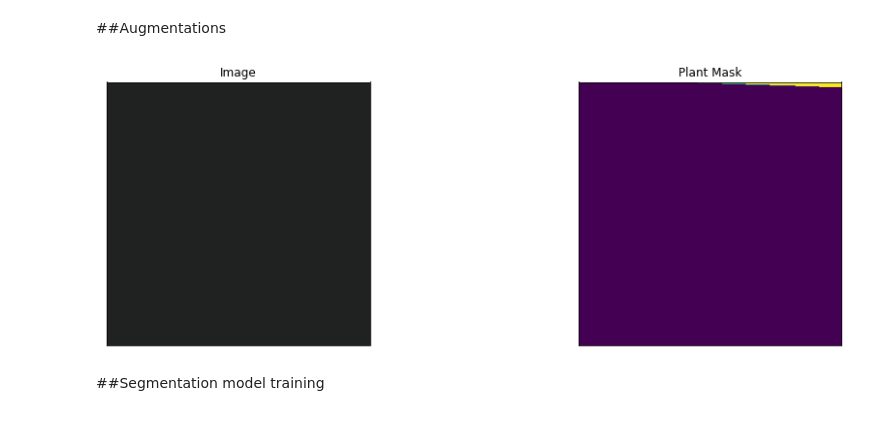
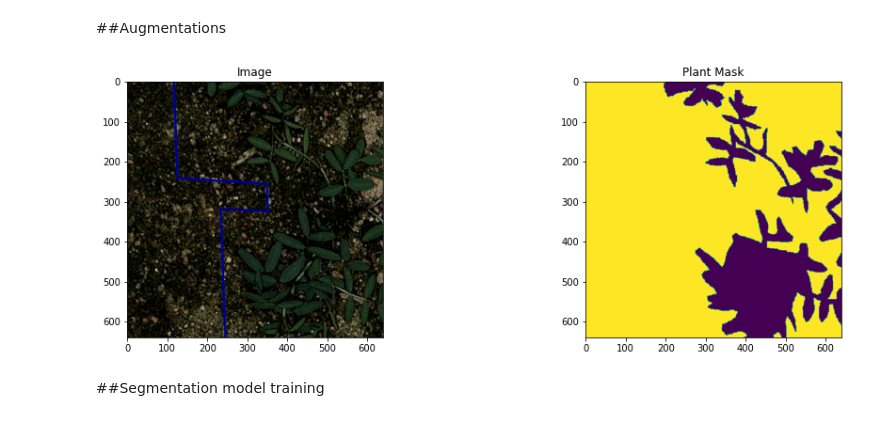
Before and after one commit to BearKS/Robotic-weed-control-system, a Jupyter notebook: Weed_Detection.ipynb, the cells around one changed output. Saved outputs shown, nothing was run; the diff lists cells and outputs as text; code cells hidden in the pictures.

```diff
--- a/Weed_Detection.ipynb
+++ b/Weed_Detection.ipynb
@@ -85,8 +85,8 @@ def visualize(**images):
     plt.figure(figsize=(16, 5))
     for i, (name, image) in enumerate(images.items()):
         plt.subplot(1, n, i + 1)
-        plt.xticks([])
-        plt.yticks([])
+        # plt.xticks([])
+        # plt.yticks([])
         plt.title(' '.join(name.split('_')).title())
         plt.imshow(image)
     plt.show()
@@ -116,7 +116,7 @@ class Dataset:
 
     """
 
-    CLASSES = ['plant','sky']
+    CLASSES = ['plant']
 
     def __init__(
             self,
@@ -168,7 +168,7 @@ class Dataset:
         return len(self.ids)
 
 
-class Dataloader(keras.utils.all_utils.Sequence):
+class Dataloader(keras.utils.Sequence):
     """Load data from dataset and form batches
 
     Args:
@@ -210,12 +212,15 @@ class Dataloader(keras.utils.all_utils.Sequence):
 # %%
 # Lets look at data we have
-dataset = Dataset(x_train_dir, y_train_dir, classes=['plant','sky'])
+dataset = Dataset(x_train_dir, y_train_dir, classes=['plant'])
 
-image, mask = dataset[5] # get some sample
-visualize(
-    image=image,
-    plant_mask=mask[..., 0].squeeze(),
-    # sky_mask=mask[..., 1].squeeze(),
-    # background_mask=mask[..., 2].squeeze(),
-)
+# image, mask = dataset[5] # get some sample
+for i in range(5):
+  idx = random.randint(0, len(dataset)-1)
+  image, mask = dataset[idx] # get some sample
+  visualize(
+      image=image,
+      plant_mask=mask[..., 0].squeeze(),
+      # sky_mask=mask[..., 1].squeeze(),
+      # background_mask=mask[..., 2].squeeze(),
+  )
 # %% [output]
@@ -236,8 +245,8 @@ def get_training_augmentation():
 
         A.ShiftScaleRotate(scale_limit=0.5, rotate_limit=0, shift_limit=0.1, p=1, border_mode=0),
 
-        A.PadIfNeeded(min_height=320, min_width=320, always_apply=True, border_mode=0),
-        A.RandomCrop(height=320, width=320, always_apply=True),
+        A.PadIfNeeded(min_height=640, min_width=640, always_apply=False, border_mode=0),
+        A.RandomCrop(height=640, width=640, always_apply=True),
 
         A.GaussNoise (p=0.2),
         A.Perspective(p=0.5),
@@ -296,17 +305,20 @@ def get_preprocessing(preprocessing_fn):
     return A.Compose(_transform)
 # %%
 # Lets look at augmented data we have
-dataset = Dataset(x_train_dir, y_train_dir, classes=['plant', 'sky'], augmentation=get_training_augmentation())
+dataset = Dataset(x_train_dir, y_train_dir, classes=['plant'], augmentation=get_training_augmentation())
 
-image, mask = dataset[12] # get some sample
+# image, mask = dataset[12] # get some sample
+for i in range(20):
+  idx = random.randint(0, len(dataset)-1)
+  image, mask = dataset[idx] # get some sample
 visualize(
     image=image,
     plant_mask=mask[..., 0].squeeze(),
     # sky_mask=mask[..., 1].squeeze(),
     # background_mask=mask[..., 2].squeeze(),
 )
 # %% [output]
-[figure, old version]
+[figure, new version]
 # %% [markdown]
 ##Segmentation model training
 # %%
```
Also changed, not shown: parts of 14 cells of this notebook.
